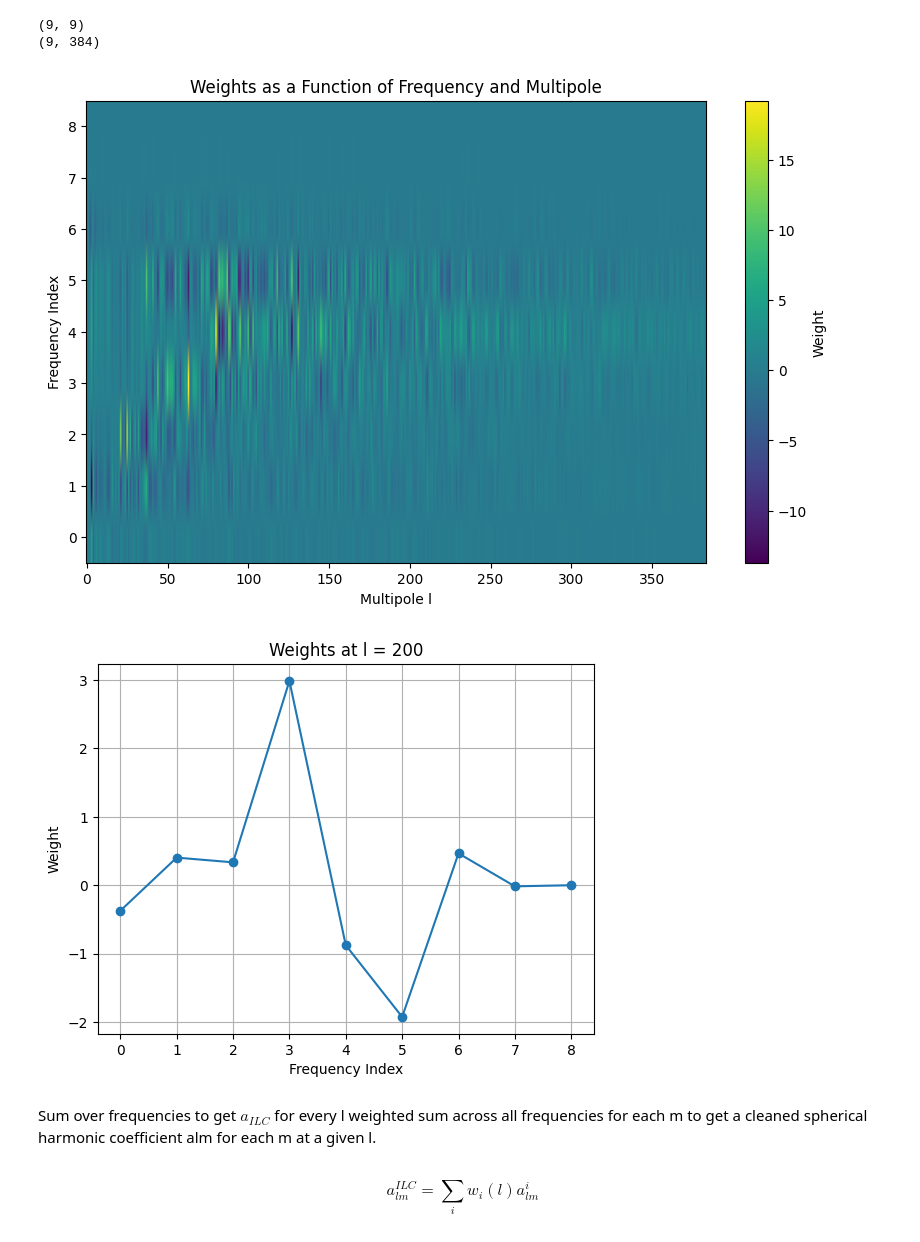
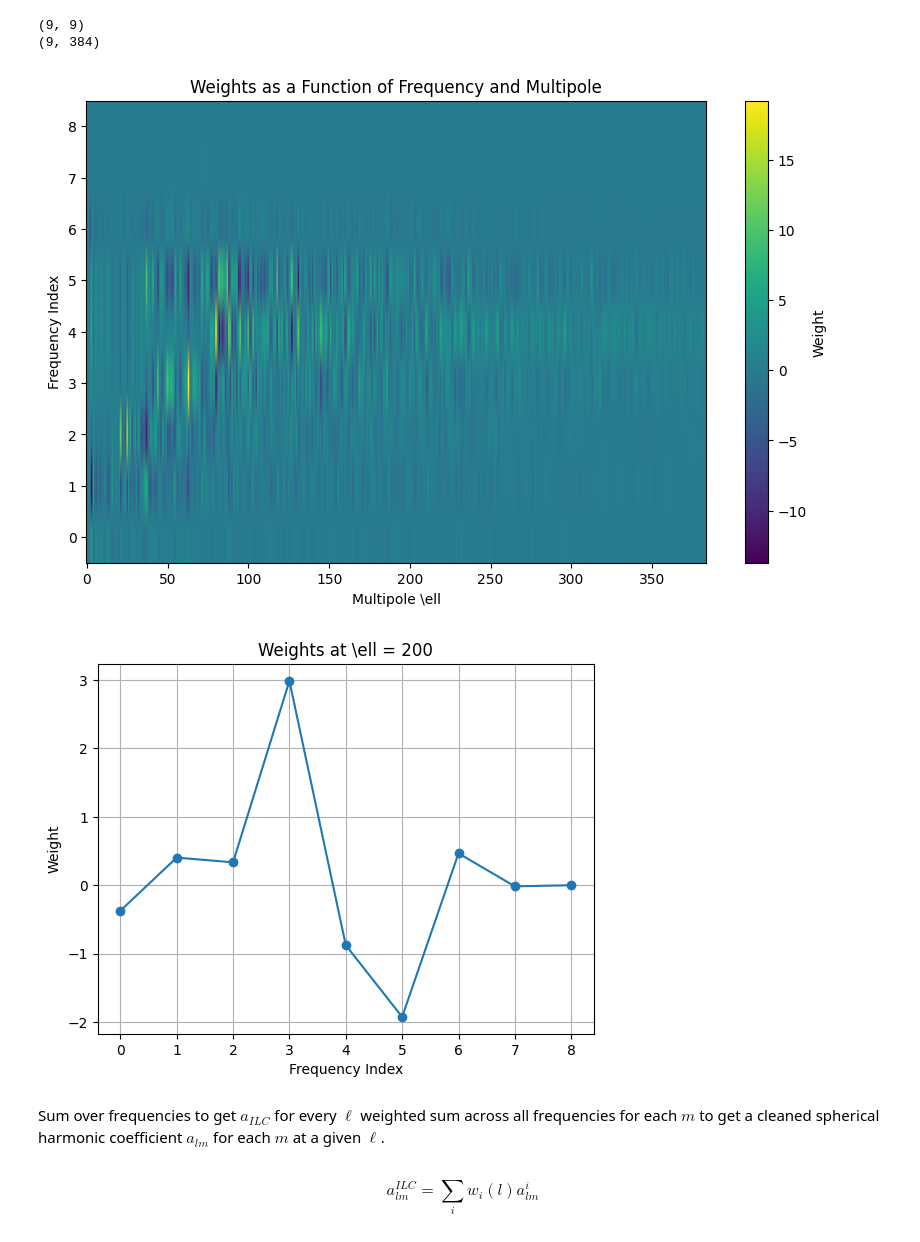
Before and after one commit to urwa99/Oslo_PhD, a Jupyter notebook: 02_HILC.ipynb, the cells around one changed output. Cells and saved outputs as stored; diff of their text form; code cells hidden in the pictures.

Commit message:
cleaned up notebook

```diff
--- a/02_HILC.ipynb
+++ b/02_HILC.ipynb
@@ -13,11 +14,11 @@ from compute_alm_ilc import compute_alm_ilc
 # %%
 nside=128
-freq = np.array([28.4,  44.1,  70.4,  100.0,  143.0,  217.0,  353.0,  545.0,  857.0])
-n_freq = len(freq)
+freqs = np.array([28.4,  44.1,  70.4,  100.0,  143.0,  217.0,  353.0,  545.0,  857.0])
+n_freq = len(freqs)
 # %% [markdown]
 Simulate maps using PySM
 # %%
-noise, dust, sync, ff, cmb = simulate_planck_maps(nside)
+noise, dust, sync, ff, cmb = simulate_planck_maps(nside, freqs)
 # %% [markdown]
 Combining the CMB and foreground maps to be input into ILC
 # %%
@@ -71,24 +72,24 @@ print(w.shape) #nf x m array
 # %%
 plt.figure(figsize=(10, 6))
 plt.imshow(w, aspect='auto', cmap='viridis', origin='lower')
 plt.colorbar(label="Weight")
-plt.xlabel("Multipole l")
+plt.xlabel("Multipole \\ell")
 plt.ylabel("Frequency Index")
 plt.title("Weights as a Function of Frequency and Multipole")
 plt.show()
 
 
 plt.plot(range(n_freq), w[:, 200], marker='o', linestyle='-')
 
 plt.xlabel("Frequency Index")
 plt.ylabel("Weight")
-plt.title(f"Weights at l = {200}")
+plt.title(f"Weights at \\ell = {200}")
 plt.grid()
 # %% [output]
-[figure, old version]
+[figure, new version]
-[figure, old version]
+[figure, new version]
 # %% [markdown]
-Sum over frequencies to get $a_{ILC}$ for every l weighted sum across all frequencies for each m to get a cleaned spherical harmonic coefficient alm for each m at a given l.
+Sum over frequencies to get $a_{ILC}$ for every $\ell$ weighted sum across all frequencies for each $m$ to get a cleaned spherical harmonic coefficient $a_{lm}$ for each $m$ at a given $\ell$.
 # %% [markdown]
 $$a^{ILC}_{lm} = \sum_i w_i(l)a^i_{lm}$$
 # %%
```
Also changed, not shown: parts of 7 cells of this notebook.
